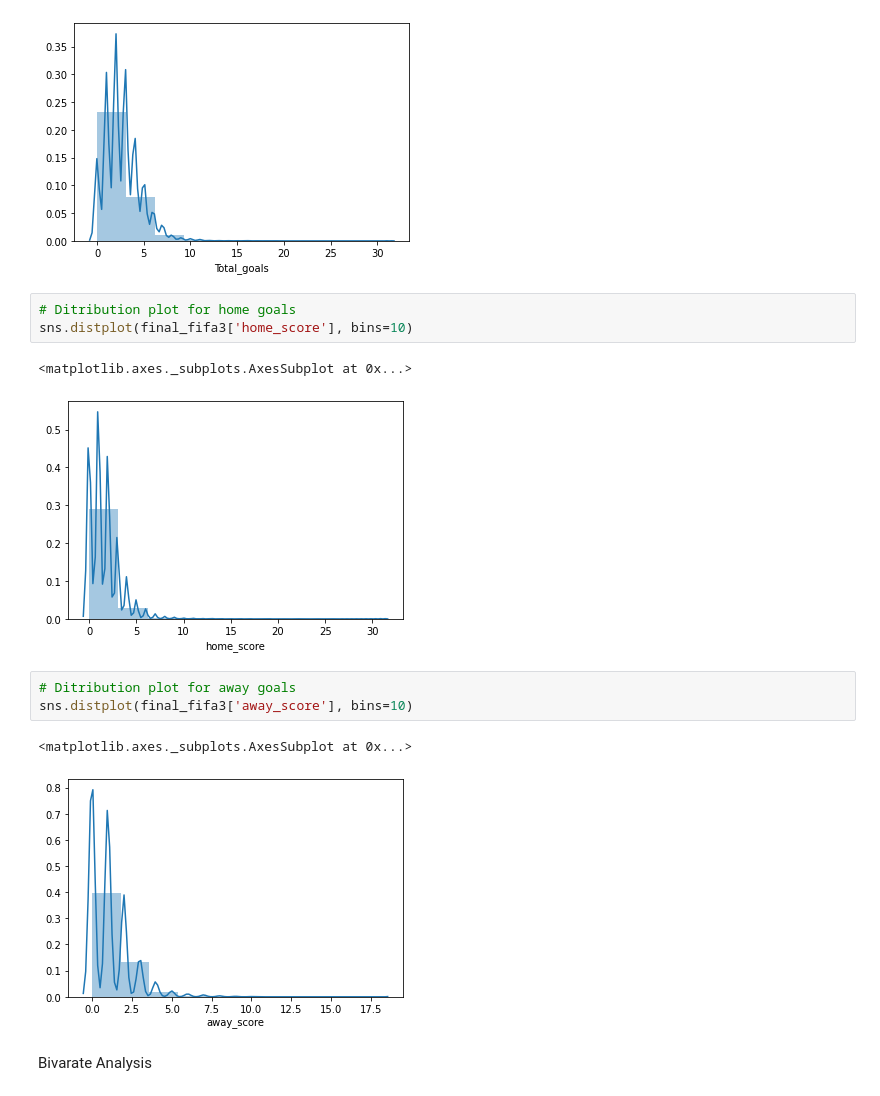
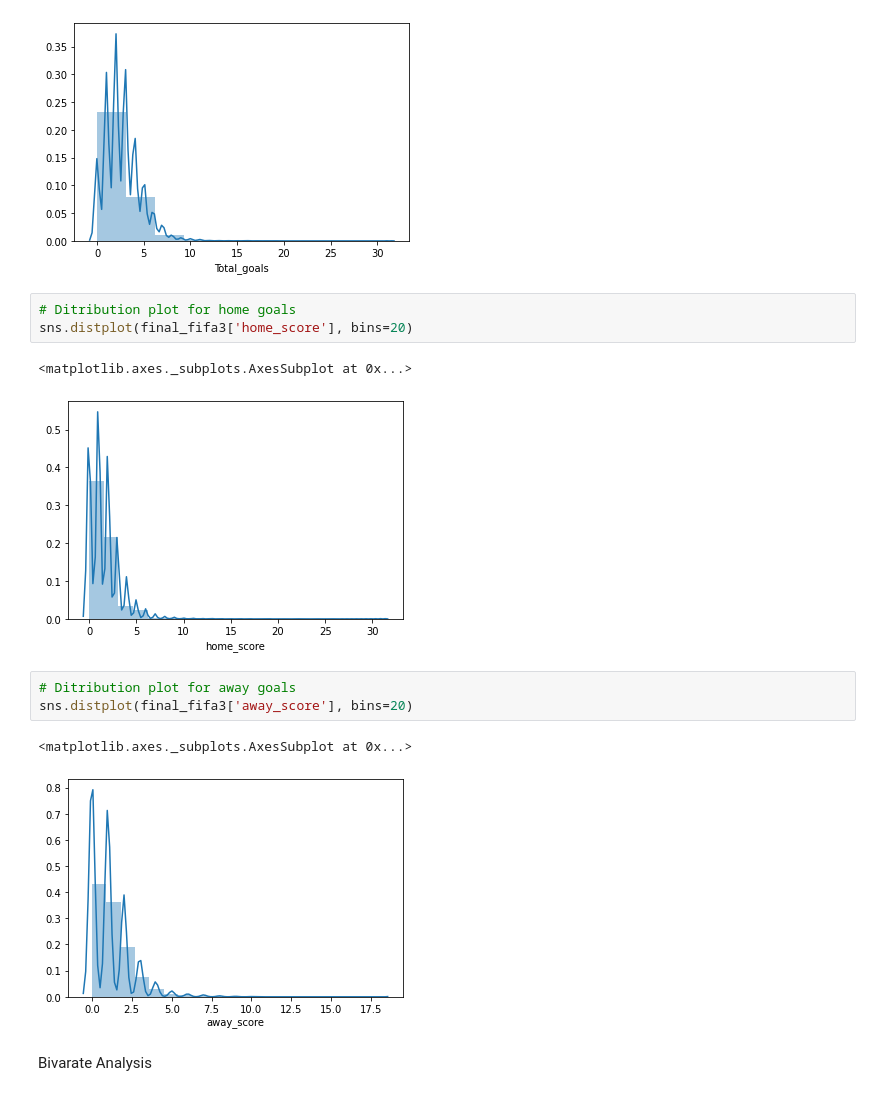
Before and after one commit to WinnieAnyoso/Football_prediction, a Jupyter notebook: Moringa_Data_Science_Core_W6_Independent_Project_2020_07_Winnie_Anyoso_Python.ipynb, the cells around one changed output. Cells and saved outputs as stored; diff of their text form.

```diff
--- a/Moringa_Data_Science_Core_W6_Independent_Project_2020_07_Winnie_Anyoso_Python.ipynb
+++ b/Moringa_Data_Science_Core_W6_Independent_Project_2020_07_Winnie_Anyoso_Python.ipynb
@@ -593,16 +594,16 @@ sns.distplot(final_fifa3['Total_goals'], bins=10)
 [figure]
 # %%
 # Ditribution plot for home goals
-sns.distplot(final_fifa3['home_score'], bins=10)
+sns.distplot(final_fifa3['home_score'], bins=20)
 # %% [output]
 <matplotlib.axes._subplots.AxesSubplot at 0x...>
-[figure, old version]
+[figure, new version]
 # %%
 # Ditribution plot for away goals
-sns.distplot(final_fifa3['away_score'], bins=10)
+sns.distplot(final_fifa3['away_score'], bins=20)
 # %% [output]
 <matplotlib.axes._subplots.AxesSubplot at 0x...>
-[figure, old version]
+[figure, new version]
 # %% [markdown]
 Bivarate Analysis
 # %%
```
Also changed, not shown: parts of 13 cells of this notebook.
